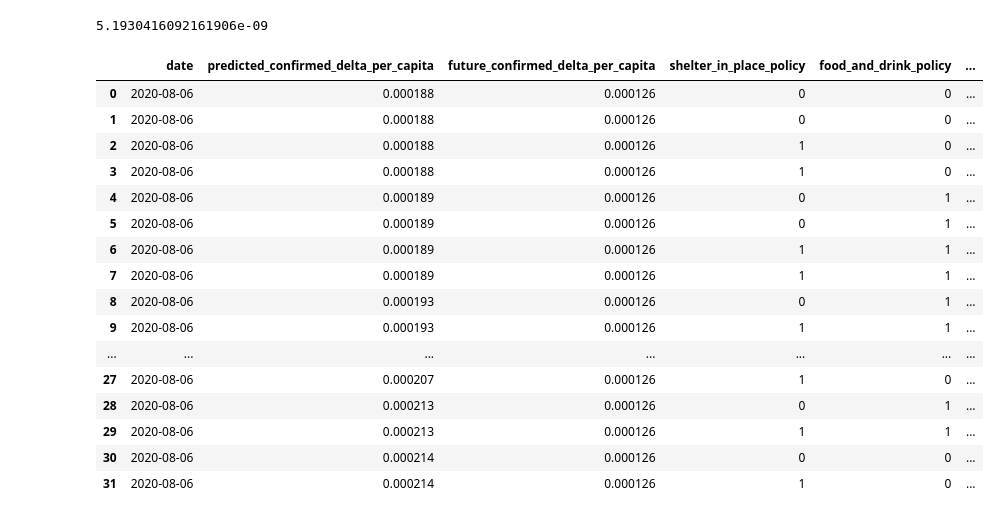
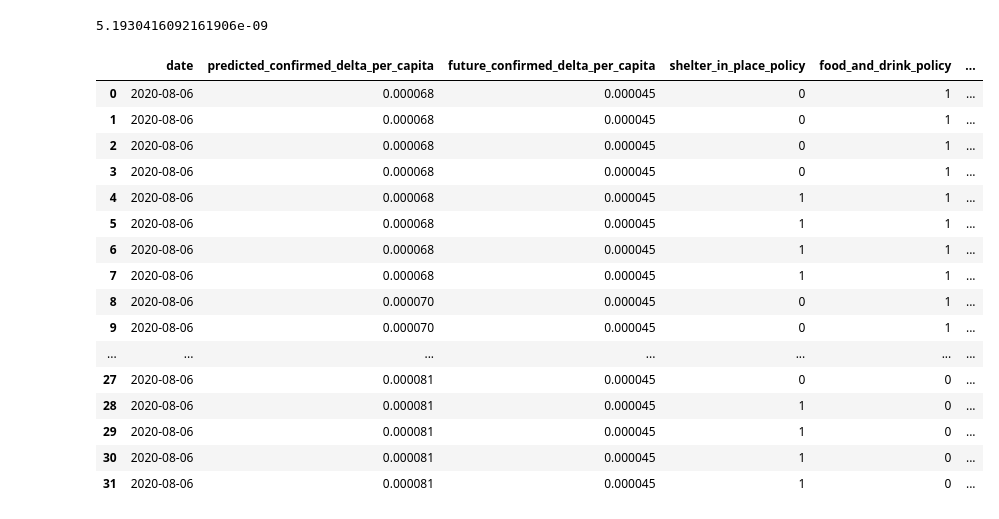
Before and after one commit to qiongwu1016/272_covid19_project, a Jupyter notebook: covid-19 (1).ipynb, the cells around one changed output. Drawn from its saved outputs; the diff is of its cells as text; code cells hidden in the pictures.

```diff
--- a/covid-19 (1).ipynb
+++ b/covid-19 (1).ipynb
@@ -107,7 +111,7 @@ cmu_column_formats = (
 )
 
 cmu_data = np.loadtxt(
-    fname="/Users/lsu/Downloads/cmuData.csv",
+    fname="/Users/qiongwu/git/272_covid19_project/dataset/cmuData.csv",
     delimiter=",",
     skiprows=1,
     usecols=cmu_columns,
@@ -268,7 +272,7 @@ population2019_column_formats = (
     'd'
 )
 population2019_data = np.genfromtxt(
-    fname="/Users/lsu/Downloads/state_population_2019.csv",
+    fname="/Users/qiongwu/git/272_covid19_project/dataset/state_population_2019.csv",
     delimiter=",",
     skip_header=0,
     dtype={
@@ -355,7 +359,7 @@ csse_column_formats = (
 )
 
 csse_raw_data = np.genfromtxt(
-    fname="/Users/lsu/Downloads/COVID-19/csse_covid_19_data/csse_covid_19_daily_reports_us/merged.csv",
+    fname="/Users/qiongwu/git/272_covid19_project/dataset/merged.csv",
     delimiter=",",
     skip_header=1,
     usecols=csse_columns,
@@ -613,7 +617,7 @@ mean_squared_error(y_test, est.predict(x_test))
 # %%
 # generate state level policy exploded evaluation data
 
-state = 'ca'
+state = 'wy'
 
 state_test_data = pysqldf("select * from test_data where state = '{state}'".format(state = state))
 
@@ -629,49 +633,49 @@ state_test_data = state_test_data.explode('non_essential_businesses_policy')
 state_test_data = state_test_data.explode('face_mask_public_policy')
 state_test_data = state_test_data.explode('face_mask_business_policy')
 
 state_x_test, state_y_test = gen_xy(state_test_data)
 
 state_test_data
 
 results = state_test_data.copy()
 
 results.insert(1, "predicted_confirmed_delta_per_capita", est.predict(state_x_test))
 
 pysqldf("""
 select
     date,
     predicted_confirmed_delta_per_capita,
     future_confirmed_delta_per_capita,
     shelter_in_place_policy,
     food_and_drink_policy,
     non_essential_businesses_policy,
     face_mask_public_policy,
     face_mask_business_policy
 from
     results
 where
     date = '2020-08-06'
 order by
     predicted_confirmed_delta_per_capita
 """)
 # %% [output]
 |  | date | predicted_confirmed_delta_per_capita | future_confirmed_delta_per_capita | shelter_in_place_policy | food_and_drink_policy | ... |
-| 0 | 2020-08-06 | 0.000188 | 0.000126 | 0 | 0 | ... |
-| 1 | 2020-08-06 | 0.000188 | 0.000126 | 0 | 0 | ... |
-| 2 | 2020-08-06 | 0.000188 | 0.000126 | 1 | 0 | ... |
-| 3 | 2020-08-06 | 0.000188 | 0.000126 | 1 | 0 | ... |
-| 4 | 2020-08-06 | 0.000189 | 0.000126 | 0 | 1 | ... |
-| 5 | 2020-08-06 | 0.000189 | 0.000126 | 0 | 1 | ... |
-| 6 | 2020-08-06 | 0.000189 | 0.000126 | 1 | 1 | ... |
-| 7 | 2020-08-06 | 0.000189 | 0.000126 | 1 | 1 | ... |
-| 8 | 2020-08-06 | 0.000193 | 0.000126 | 0 | 1 | ... |
-| 9 | 2020-08-06 | 0.000193 | 0.000126 | 1 | 1 | ... |
+| 0 | 2020-08-06 | 0.000068 | 0.000045 | 0 | 1 | ... |
+| 1 | 2020-08-06 | 0.000068 | 0.000045 | 0 | 1 | ... |
+| 2 | 2020-08-06 | 0.000068 | 0.000045 | 0 | 1 | ... |
+| 3 | 2020-08-06 | 0.000068 | 0.000045 | 0 | 1 | ... |
+| 4 | 2020-08-06 | 0.000068 | 0.000045 | 1 | 1 | ... |
+| 5 | 2020-08-06 | 0.000068 | 0.000045 | 1 | 1 | ... |
+| 6 | 2020-08-06 | 0.000068 | 0.000045 | 1 | 1 | ... |
+| 7 | 2020-08-06 | 0.000068 | 0.000045 | 1 | 1 | ... |
+| 8 | 2020-08-06 | 0.000070 | 0.000045 | 0 | 1 | ... |
+| 9 | 2020-08-06 | 0.000070 | 0.000045 | 0 | 1 | ... |
 | ... | ... | ... | ... | ... | ... | ... |
-| 27 | 2020-08-06 | 0.000207 | 0.000126 | 1 | 0 | ... |
-| 28 | 2020-08-06 | 0.000213 | 0.000126 | 0 | 1 | ... |
-| 29 | 2020-08-06 | 0.000213 | 0.000126 | 1 | 1 | ... |
-| 30 | 2020-08-06 | 0.000214 | 0.000126 | 0 | 0 | ... |
-| 31 | 2020-08-06 | 0.000214 | 0.000126 | 1 | 0 | ... |
+| 27 | 2020-08-06 | 0.000081 | 0.000045 | 0 | 0 | ... |
+| 28 | 2020-08-06 | 0.000081 | 0.000045 | 1 | 0 | ... |
+| 29 | 2020-08-06 | 0.000081 | 0.000045 | 1 | 0 | ... |
+| 30 | 2020-08-06 | 0.000081 | 0.000045 | 1 | 0 | ... |
+| 31 | 2020-08-06 | 0.000081 | 0.000045 | 1 | 0 | ... |
 # %%
 # plot trend chart
 
```
Also changed, not shown: parts of 7 cells of this notebook.
